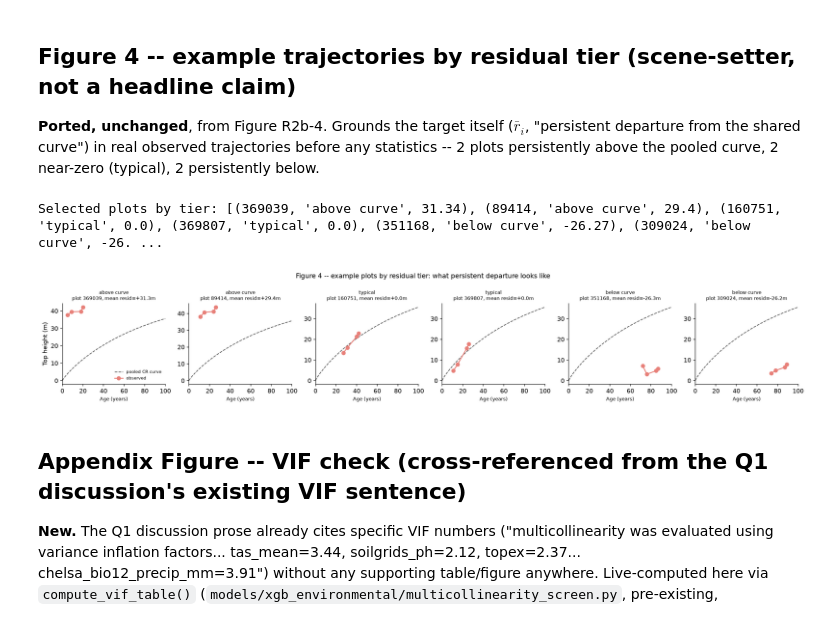
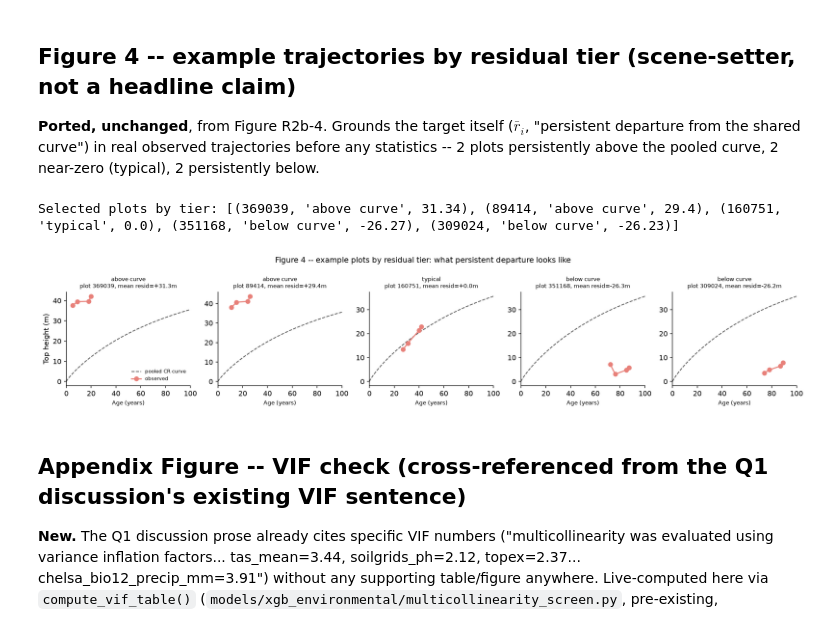
Before and after one commit to shreeyagorasia/forest_diss, a Jupyter notebook: notebooks/results_q1/results_figures_q1_final.ipynb, the cells around one changed output. Cells and saved outputs as stored; diff of their text form; code cells hidden in the pictures.

```diff
--- a/notebooks/results_q1/results_figures_q1_final.ipynb
+++ b/notebooks/results_q1/results_figures_q1_final.ipynb
@@ -65,7 +65,7 @@ from notebooks.results_figures_style import (
 
 apply_rcparams()
 
-FIGURES_DIR = project_root / "figures" / "fig_results"
+FIGURES_DIR = project_root / "figures" / "fig_results" / "q1"
 FIGURES_DIR.mkdir(parents=True, exist_ok=True)
 
 N_FOLDS = 5
@@ -164,6 +164,15 @@ ax_r2.set_ylim(0, 0.46)
 ax_r2.set_title("Removing CanopyCover costs about a third\nof both models' explanatory power", fontsize=10)
 
 compare_vars = ["CanopyCover", "dist_to_road", "chelsa_bio12_precip_mm", "slope_degrees"]
+# Human-readable labels, 2026-08-24 -- definitions from documentation/variable_registry_av1_av2.csv,
+# same treatment as Q3's terrain-importance chart: readable name as the main label, raw column
+# name kept underneath (smaller, grey) so the figure stays traceable to the actual data column.
+READABLE_NAME = {
+    "CanopyCover": "Canopy cover",
+    "dist_to_road": "Distance to road",
+    "chelsa_bio12_precip_mm": "Annual precipitation",
+    "slope_degrees": "Slope",
+}
 with_vals = [mean_abs_shap_with.get(v, np.nan) for v in compare_vars]
 without_vals = [mean_abs_shap_without.get(v, np.nan) for v in compare_vars]
 
@@ -171,7 +180,17 @@ y_positions = np.arange(len(compare_vars))
 ax_shap.barh(y_positions - 0.18, with_vals, height=0.32, color=COLOR_XGBOOST, alpha=0.9)
 ax_shap.barh(y_positions + 0.18, without_vals, height=0.32, color=COLOR_XGBOOST, alpha=0.4)
 ax_shap.set_yticks(y_positions)
-ax_shap.set_yticklabels(compare_vars)
+# Two-tier labels can't be done with a single set_yticklabels call (one font/color per tick) --
+# blank the real labels, place both lines by hand at each bar's y-position instead.
+ax_shap.set_yticklabels([])
+ax_shap.tick_params(axis="y", length=0)
+for y, raw_name in zip(y_positions, compare_vars):
+    ax_shap.annotate(READABLE_NAME[raw_name], xy=(0, y), xycoords=("axes fraction", "data"),
+                      xytext=(-6, 5), textcoords="offset points", ha="right", va="center",
+                      fontsize=10, color="black")
+    ax_shap.annotate(raw_name, xy=(0, y), xycoords=("axes fraction", "data"),
+                      xytext=(-6, -8), textcoords="offset points", ha="right", va="center",
+                      fontsize=7, color="grey")
 ax_shap.invert_yaxis()
 ax_shap.set_xlabel("Mean |SHAP| (m)")
 ax_shap.set_title("dist_to_road's importance does NOT rise\nto compensate -- not simple credit transfer", fontsize=10)
@@ -376,6 +418,8 @@ coordinates = load_plot_coordinates()
 
 panel_b_rows = []
 set4_pooled_with_xy = None
+set4_en_range_m = None  # captured below, 2026-08-24 -- Set4 EN's own semivariogram range, for
+                          # the map annotation (the map only shows Set4 EN, not all sets/methods)
 for set_label, run_name in SET_RUN_NAMES.items():
     frames = []
     for fold in range(N_FOLDS):
@@ -395,5 +439,6 @@ for set_label, run_name in SET_RUN_NAMES.items():
 
     if set_label == "Set4":
         set4_pooled_with_xy = pooled
+        set4_en_range_m = en_range_m
 
 panel_b_data = pd.DataFrame(panel_b_rows)
@@ -483,10 +519,12 @@ CR_PARAMS_4SURVEY = {"y_max": 51.963, "k": 0.010371, "p": 0.865}  # pooled ancho
 plots_with_residual = load_plots_for_cohort("4survey")
 above = plots_with_residual.sort_values("mean_cr_residual", ascending=False).head(2)
 below = plots_with_residual.sort_values("mean_cr_residual", ascending=True).head(2)
-typical = plots_with_residual.iloc[(plots_with_residual["mean_cr_residual"]).abs().argsort()[:2]]
+# UPDATED 2026-08-24: only 1 typical plot now, not 2 -- was 6 panels total (2+2+2), one panel
+# too wide for the page. Still 1 typical example, just not 2 near-duplicates of "near zero".
+typical = plots_with_residual.iloc[(plots_with_residual["mean_cr_residual"]).abs().argsort()[:1]]
 
 tier_plots = list(above["identification"]) + list(typical["identification"]) + list(below["identification"])
-tier_labels = ["above curve", "above curve", "typical", "typical", "below curve", "below curve"]
+tier_labels = ["above curve", "above curve", "typical", "below curve", "below curve"]
 tier_residuals = list(above["mean_cr_residual"]) + list(typical["mean_cr_residual"]) + list(below["mean_cr_residual"])
 print("Selected plots by tier:", list(zip(tier_plots, tier_labels, [round(r, 2) for r in tier_residuals])))
 
@@ -494,29 +532,29 @@ print("Selected plots by tier:", list(zip(tier_plots, tier_labels, [round(r, 2)
 # mean_cr_residual's own population. Raw table matches the target's own population instead.
 growth_rows_fig4 = load_growth_curve_table("4survey")
 # %% [output]
-Selected plots by tier: [(369039, 'above curve', 31.34), (89414, 'above curve', 29.4), (160751, 'typical', 0.0), (369807, 'typical', 0.0), (351168, 'below curve', -26.27), (309024, 'below curve', -26. ...
+Selected plots by tier: [(369039, 'above curve', 31.34), (89414, 'above curve', 29.4), (160751, 'typical', 0.0), (351168, 'below curve', -26.27), (309024, 'below curve', -26.23)]
 # %%
-fig, axes = plt.subplots(1, 6, figsize=(18, 3.2), sharey=False)
+fig, axes = plt.subplots(1, 5, figsize=(15.5, 3.2), sharey=False)
 age_range = np.linspace(0, 100, 200)
 cr_curve = chapman_richards(age_range, CR_PARAMS_4SURVEY["y_max"], CR_PARAMS_4SURVEY["k"], CR_PARAMS_4SURVEY["p"])
 
 for ax, plot_id, label, residual in zip(axes, tier_plots, tier_labels, tier_residuals):
     plot_rows = growth_rows_fig4[growth_rows_fig4["identification"] == plot_id].sort_values("Age")
     ax.plot(age_range, cr_curve, linestyle="--", color=COLOR_NEUTRAL_EDGE, linewidth=1.2, label="pooled CR curve")
     ax.plot(plot_rows["Age"], plot_rows["elev_percentile_95th"], marker="o", color=COLOR_XGBOOST,
             linewidth=1.6, label="observed")
     ax.set_title(f"{label}\nplot {int(plot_id)}, mean resid={residual:+.1f}m", fontsize=8)
     ax.set_xlabel("Age (years)", fontsize=8)
     ax.set_xlim(0, 100)
 
 axes[0].set_ylabel("Top height (m)")
 axes[0].legend(fontsize=7, frameon=False)
 fig.suptitle("Figure 4 -- example plots by residual tier: what persistent departure looks like", fontsize=11)
 plt.tight_layout()
 fig.savefig(FIGURES_DIR / "q1_final_fig4_example_trajectories.png", dpi=200)
 plt.show()
 # %% [output]
-[figure, old version]
+[figure, new version]
 # %% [markdown]
 ## Appendix Figure -- VIF check (cross-referenced from the Q1 discussion's existing VIF sentence)
 
```
Also changed, not shown: parts of 4 cells of this notebook, 24 other files.
